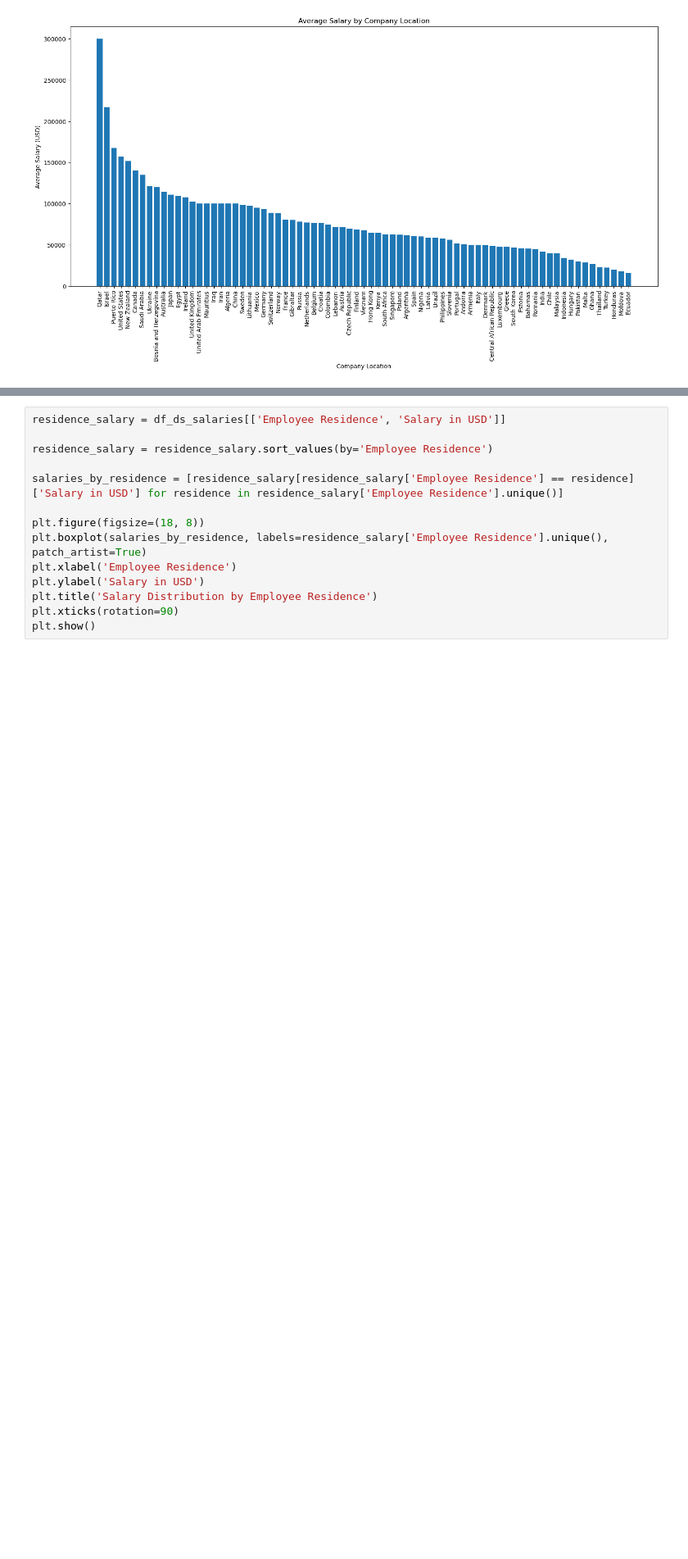
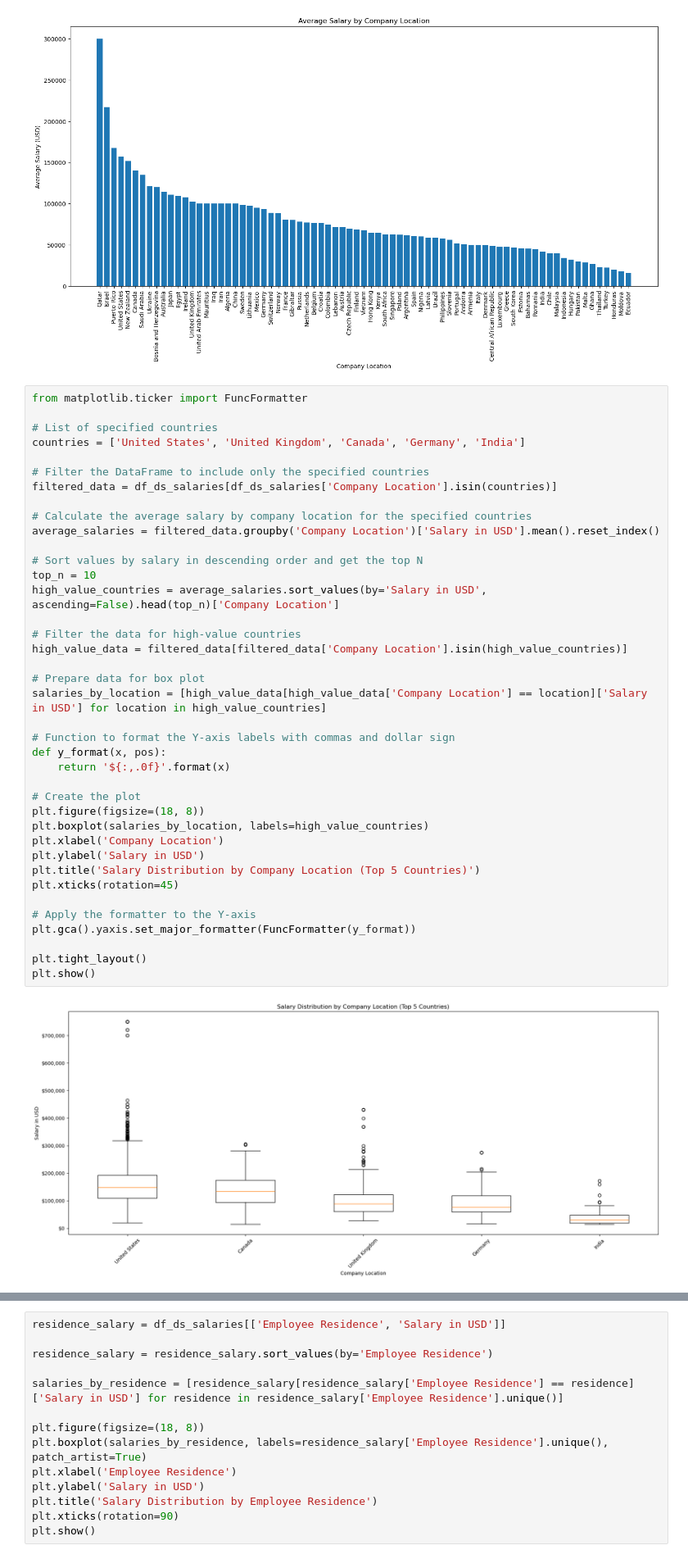
Before and after one commit to sellerstx1982/data_science_salaries, a Jupyter notebook: data_science_salaries_gus.ipynb, the cells around one changed output, grey strips where cells are left out. Shown at 82% size. Saved outputs shown, nothing was run; the diff lists cells and outputs as text; blank space fills up the shorter version.

```diff
--- a/data_science_salaries_gus.ipynb
+++ b/data_science_salaries_gus.ipynb
@@ -180,6 +180,47 @@ plt.xticks(rotation=90)
 plt.show()
 # %% [output]
 [figure]
+# %%
+from matplotlib.ticker import FuncFormatter
+
+# List of specified countries
+countries = ['United States', 'United Kingdom', 'Canada', 'Germany', 'India']
+
+# Filter the DataFrame to include only the specified countries
+filtered_data = df_ds_salaries[df_ds_salaries['Company Location'].isin(countries)]
+
+# Calculate the average salary by company location for the specified countries
+average_salaries = filtered_data.groupby('Company Location')['Salary in USD'].mean().reset_index()
+
+# Sort values by salary in descending order and get the top N
+top_n = 10
+high_value_countries = average_salaries.sort_values(by='Salary in USD', ascending=False).head(top_n)['Company Location']
+
+# Filter the data for high-value countries
+high_value_data = filtered_data[filtered_data['Company Location'].isin(high_value_countries)]
+
+# Prepare data for box plot
+salaries_by_location = [high_value_data[high_value_data['Company Location'] == location]['Salary in USD'] for location in high_value_countries]
+
+# Function to format the Y-axis labels with commas and dollar sign
+def y_format(x, pos):
+    return '${:,.0f}'.format(x)
+
+# Create the plot
+plt.figure(figsize=(18, 8))
+plt.boxplot(salaries_by_location, labels=high_value_countries)
+plt.xlabel('Company Location')
+plt.ylabel('Salary in USD')
+plt.title('Salary Distribution by Company Location (Top 5 Countries)')
+plt.xticks(rotation=45)
+
+# Apply the formatter to the Y-axis
+plt.gca().yaxis.set_major_formatter(FuncFormatter(y_format))
+
+plt.tight_layout()
+plt.show()
+# %% [output]
+[figure, added]
 # %%
 countries = ['United States', 'United Kingdom', 'Canada', 'Germany', 'India']
 
```
Also changed, not shown: parts of 1 cell of this notebook.
